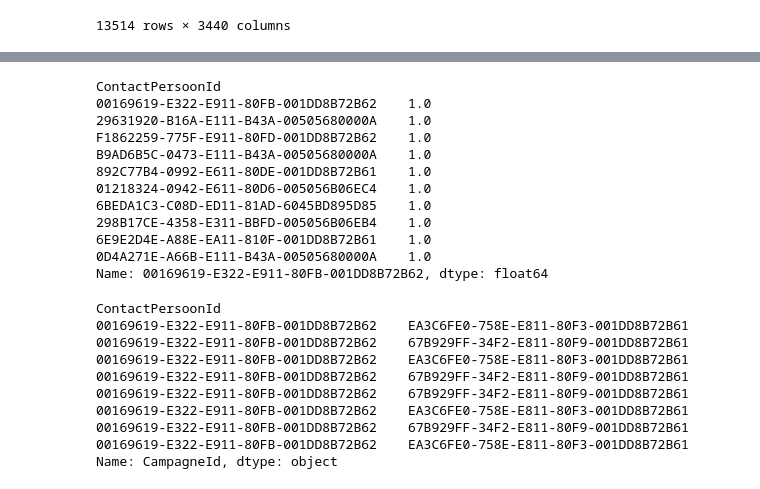
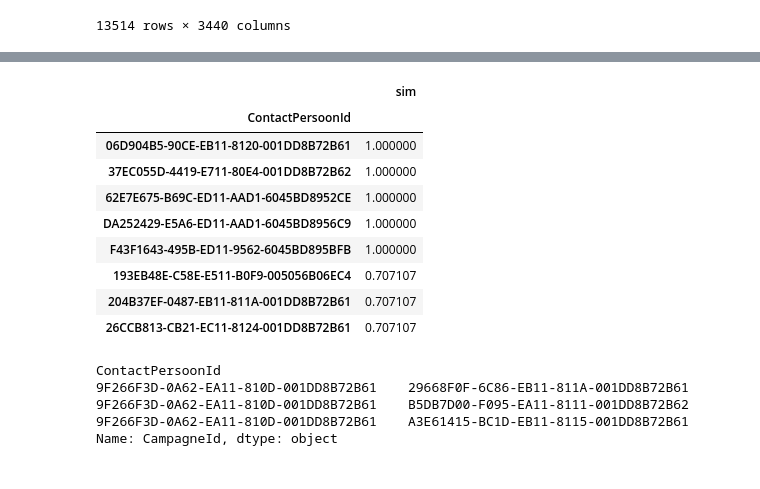
Before and after one commit to Pineapple217/HoGent-Data-Engineering-Project-2324, a Jupyter notebook: notebooks/User based Collaborative filtering/Userbased.ipynb, the cells around one changed output, grey strips where cells are left out. Cells and saved outputs as stored; diff of their text form; code cells hidden in the pictures.

```diff
--- a/notebooks/User based Collaborative filtering/Userbased.ipynb
+++ b/notebooks/User based Collaborative filtering/Userbased.ipynb
@@ -91,31 +87,31 @@ similar_users = similarity_matrix_df[similarity_matrix_df[select_contact]>user_s
-# %%
-similar_users
-# %% [output]
-ContactPersoonId
-00169619-E322-E911-80FB-001DD8B72B62    1.0
-29631920-B16A-E111-B43A-00505680000A    1.0
-F1862259-775F-E911-80FD-001DD8B72B62    1.0
-B9AD6B5C-0473-E111-B43A-00505680000A    1.0
-892C77B4-0992-E611-80DE-001DD8B72B61    1.0
-01218324-0942-E611-80D6-005056B06EC4    1.0
-6BEDA1C3-C08D-ED11-81AD-6045BD895D85    1.0
-298B17CE-4358-E311-BBFD-005056B06EB4    1.0
-6E9E2D4E-A88E-EA11-810F-001DD8B72B61    1.0
-0D4A271E-A66B-E111-B43A-00505680000A    1.0
-Name: 00169619-E322-E911-80FB-001DD8B72B62, dtype: float64
+# %%
+# select_contact = "00169619-E322-E911-80FB-001DD8B72B62"
+select_contact = "9F266F3D-0A62-EA11-810D-001DD8B72B61"
+# similarities = similarity_matrix_df[select_contact].drop(select_contact)
+similarities = df_pivot.index.join(similarity_matrix)
+similarities = pd.DataFrame({'ContactPersoonId':df_pivot.index, 'sim':similarity_matrix}).set_index('ContactPersoonId')
+# weights = similarities/similarities.sum()
+similar_users = similarities[similarities['sim'] > 0.5].sort_values(by='sim', ascending=False)
+similar_users
+# %% [output]
+|  | sim |
+| ContactPersoonId |  |
+| 06D904B5-90CE-EB11-8120-001DD8B72B61 | 1.000000 |
+| 37EC055D-4419-E711-80E4-001DD8B72B62 | 1.000000 |
+| 62E7E675-B69C-ED11-AAD1-6045BD8952CE | 1.000000 |
+| DA252429-E5A6-ED11-AAD1-6045BD8956C9 | 1.000000 |
+| F43F1643-495B-ED11-9562-6045BD895BFB | 1.000000 |
+| 193EB48E-C58E-E511-B0F9-005056B06EC4 | 0.707107 |
+| 204B37EF-0487-EB11-811A-001DD8B72B61 | 0.707107 |
+| 26CCB813-CB21-EC11-8124-001DD8B72B61 | 0.707107 |
 # %%
 done_campaigns = df.loc[df.index == select_contact]['CampagneId']
 done_campaigns
 # %% [output]
 ContactPersoonId
-00169619-E322-E911-80FB-001DD8B72B62    EA3C6FE0-758E-E811-80F3-001DD8B72B61
-00169619-E322-E911-80FB-001DD8B72B62    67B929FF-34F2-E811-80F9-001DD8B72B61
-00169619-E322-E911-80FB-001DD8B72B62    EA3C6FE0-758E-E811-80F3-001DD8B72B61
-00169619-E322-E911-80FB-001DD8B72B62    67B929FF-34F2-E811-80F9-001DD8B72B61
-00169619-E322-E911-80FB-001DD8B72B62    67B929FF-34F2-E811-80F9-001DD8B72B61
-00169619-E322-E911-80FB-001DD8B72B62    EA3C6FE0-758E-E811-80F3-001DD8B72B61
-00169619-E322-E911-80FB-001DD8B72B62    67B929FF-34F2-E811-80F9-001DD8B72B61
-00169619-E322-E911-80FB-001DD8B72B62    EA3C6FE0-758E-E811-80F3-001DD8B72B61
+9F266F3D-0A62-EA11-810D-001DD8B72B61    29668F0F-6C86-EB11-811A-001DD8B72B61
+9F266F3D-0A62-EA11-810D-001DD8B72B61    B5DB7D00-F095-EA11-8111-001DD8B72B62
+9F266F3D-0A62-EA11-810D-001DD8B72B61    A3E61415-BC1D-EB11-8115-001DD8B72B61
 Name: CampagneId, dtype: object
 # %%
 # Movies that similar users watched.
```
Also changed, not shown: parts of 8 cells of this notebook.
